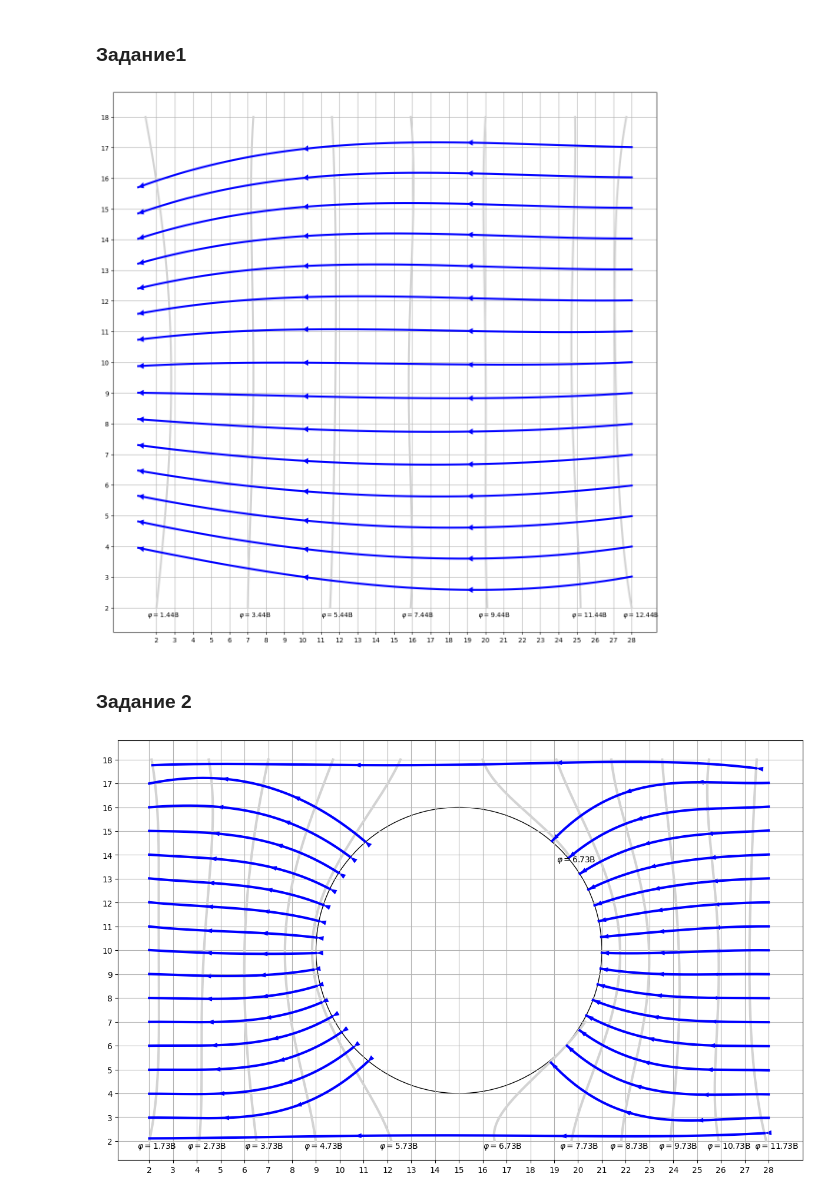
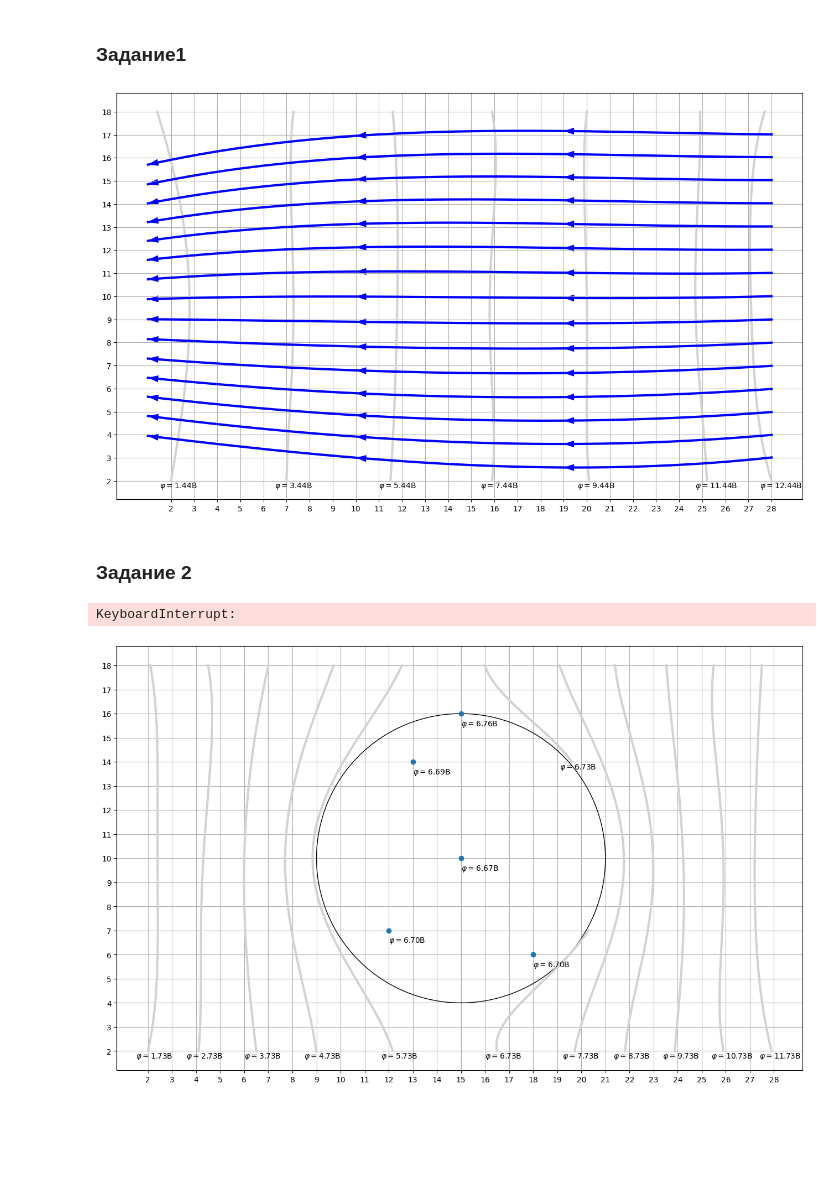
Before and after one commit to staffeev/phys_labs, a Jupyter notebook: lab3.01/lab3.01.ipynb, the cells around one changed output. Saved outputs shown, nothing was run; the diff lists cells and outputs as text; code cells hidden in the pictures; blank space fills up the shorter version.

```diff
--- a/lab3.01/lab3.01.ipynb
+++ b/lab3.01/lab3.01.ipynb
@@ -72,6 +55,9 @@ def find_force_lines(x_start, y_start, lines, start_line, end_line, access_value
     else:
         points = []
     to_iter = [i for i in lines[start_line - 1:end_line] if i[0] not in exclude_lines]
+    prev_phi = to_iter[::direction][0][1].iloc[0]["phi"]
+    E_max = -1
+    E_max_points = None
     for _, line in to_iter[::direction]:
         for i in range(1, len(line) - 1):
             left = (line.iloc[i - 1, 0], line.iloc[i - 1, 1])
@@ -79,7 +65,15 @@ def find_force_lines(x_start, y_start, lines, start_line, end_line, access_value
             right = (line.iloc[i + 1, 0], line.iloc[i + 1, 1])
             angle = get_angle((x_start, y_start), mid, left, right)
             if abs(angle - np.pi / 2) <= access_value:
+                # считаем E
+                dist = np.sqrt((x_start  - mid[0]) ** 2 + (y_start - mid[1]) ** 2)
+                E = abs(prev_phi - line.iloc[0]["phi"]) / (dist / 100)
+                if E > E_max:
+                    E_max = E
+                    E_max_points = ((x_start, y_start, prev_phi), (mid[0], mid[1], line["phi"]))
+                ###
                 x_start, y_start = mid
+                prev_phi = line.iloc[0]["phi"]
                 points.append((x_start, y_start))
                 break
     points = pd.DataFrame(points, columns=["x", "y"])
@@ -88,18 +82,17 @@ def find_force_lines(x_start, y_start, lines, start_line, end_line, access_value
     popt, _ = curve_fit(func2, points["x"], points["y"])
     X = np.arange(points.iloc[0, 0], points.iloc[-1, 0], direction * 0.001)
     Y = np.array([func2(x_i, *popt) for x_i in X])
-    return pd.DataFrame({"x": X, "y": Y})
+    return pd.DataFrame({"x": X, "y": Y}), (E_max, E_max_points)
 # %%
 def draw_arrows(axes, force_line, num_of_arrows=3, direction=-1):
     v = len(force_line) // num_of_arrows
     ix = np.array([i * v for i in range(1, num_of_arrows + 1)])
-    #if direction == -1:
     arrows_starts = force_line.iloc[ix - 2]
     arrows_ends = force_line.iloc[ix - 1]
     for i in range(num_of_arrows):
         x, y = arrows_starts.iloc[i]["x"], arrows_starts.iloc[i]["y"]
         dx, dy = arrows_ends.iloc[i]["x"] - x, arrows_ends.iloc[i]["y"] - y
-        axes.arrow(x, y, direction * dx, dy, shape='full', lw=0, length_includes_head=True, head_width=0.3,
+        axes.arrow(x, y, -direction * dx, -direction * dy, shape='full', lw=0, length_includes_head=True, head_width=0.3,
                     color="blue")
 # %%
 def get_random_line(axes, lines, direction=-1, num_of_arrows=3, left_bound=0, right_bound=1000,
@@ -132,27 +125,28 @@ points = pd.concat([points, pd.DataFrame(
 
 lines = sorted(points.groupby("line_id"))
 # %%
-figure, axes = plt.subplots(figsize=(15, 15))
+figure, axes = plt.subplots(figsize=(16, 10))
+axes.set_aspect(1)
 axes.set_xticks(range(2, 29))
 axes.set_yticks(range(2, 19))
 
 for _, line in lines:
     if line.iloc[0]["line_id"] in (1,):
         continue
     phi = line['phi'].iloc[0]
     axes.plot(line["x"], line["y"], linewidth=3, color="lightgrey", label=rf"$\varphi={phi}$" + " В")
     axes.text(line.iloc[0]["x"] - 0.5, line.iloc[0]["y"] - 0.3, rf"$\varphi={phi}$" + "В",
                     fontsize="medium")
 
 axes.grid()
 
 
 for y in range(3, 18):
-    force_line = find_force_lines(28, y, lines, 1, 7, access_value=0.001, curve_fit_flag=True)
+    force_line, E = find_force_lines(28, y, lines, 1, 7, access_value=0.001, curve_fit_flag=True)
     axes.plot(force_line["x"], force_line["y"], color="blue", linewidth=3)
     draw_arrows(axes, force_line)
 # %% [output]
-[figure, old version]
+[figure, new version]
 # %% [markdown]
 ### Задание 2
 # %%
@@ -174,11 +168,12 @@ points = pd.concat([pd.concat([points, hc1], ignore_index=True), hc2], ignore_in
 
 lines = sorted(points.groupby("line_id"), key=lambda x: x[0])
 # %%
-figure, axes = plt.subplots(figsize=(15, 15))
+figure, axes = plt.subplots(figsize=(16, 10))
 axes.set_xticks(range(2, 29))
 axes.set_yticks(range(2, 19))
 axes.set_aspect(1)
 axes.add_artist(plt.Circle((15, 10), 6, fill=None))
+axes.set_axisbelow(True)
 
 for _, line in lines:
     if line.iloc[0]["line_id"] in (6, 7):
@@ -188,18 +183,27 @@ for _, line in lines:
     axes.text(line.iloc[0]["x"] - 0.5, line.iloc[0]["y"] - 0.3, rf"$\varphi={phi}$" + "В",
                     fontsize="medium")
 
+
+axes.scatter([12, 13, 15, 15, 18], [7, 14, 10, 16, 6])
+axes.text(12, 6.5, rf"$\varphi=6.70$" + "В", fontsize="medium")
+axes.text(13, 13.5, rf"$\varphi=6.69$" + "В", fontsize="medium")
+axes.text(15, 9.5, rf"$\varphi=6.67$" + "В", fontsize="medium")
+axes.text(15, 15.5, rf"$\varphi=6.76$" + "В", fontsize="medium")
+axes.text(18, 5.5, rf"$\varphi=6.70$" + "В", fontsize="medium")
+
 axes.grid()
 
-get_random_line(axes, lines, 1, 3, 0, 500, exclude_lines=[6, 7, 9])
-get_random_line(axes, lines, 1, 3, 15500, 16000, exclude_lines=[6, 7, 8, 9])
+# get_random_line(axes, lines, 1, 3, 0, 500, exclude_lines=[6, 7, 9])
+# get_random_line(axes, lines, 1, 3, 15500, 16000, exclude_lines=[6, 7, 8, 9])
 
-for y in range(3, 18):
-    force_line = find_force_lines(28, y, lines, 7, 14, access_value=0.001, curve_fit_flag=True)
+for y in range(2, 19):
+    force_line, E1 = find_force_lines(28, y, lines, 7, 14, access_value=0.001, curve_fit_flag=True)
     axes.plot(force_line["x"], force_line["y"], color="blue", linewidth=3)
     draw_arrows(axes, force_line)
-for y in range(3, 18):
-    force_line = find_force_lines(2, y, lines, 1, 6, access_value=0.001, direction=1, curve_fit_flag=True)
+for y in range(2, 19):
+    force_line, E2 = find_force_lines(2, y, lines, 1, 6, access_value=0.001, direction=1, curve_fit_flag=True)
     axes.plot(force_line["x"], force_line["y"], color="blue", linewidth=3)
     draw_arrows(axes, force_line, direction=1)
 # %% [output]
+KeyboardInterrupt:
-[figure, old version]
+[figure, new version]
```
Also changed, not shown: parts of 15 cells of this notebook.
